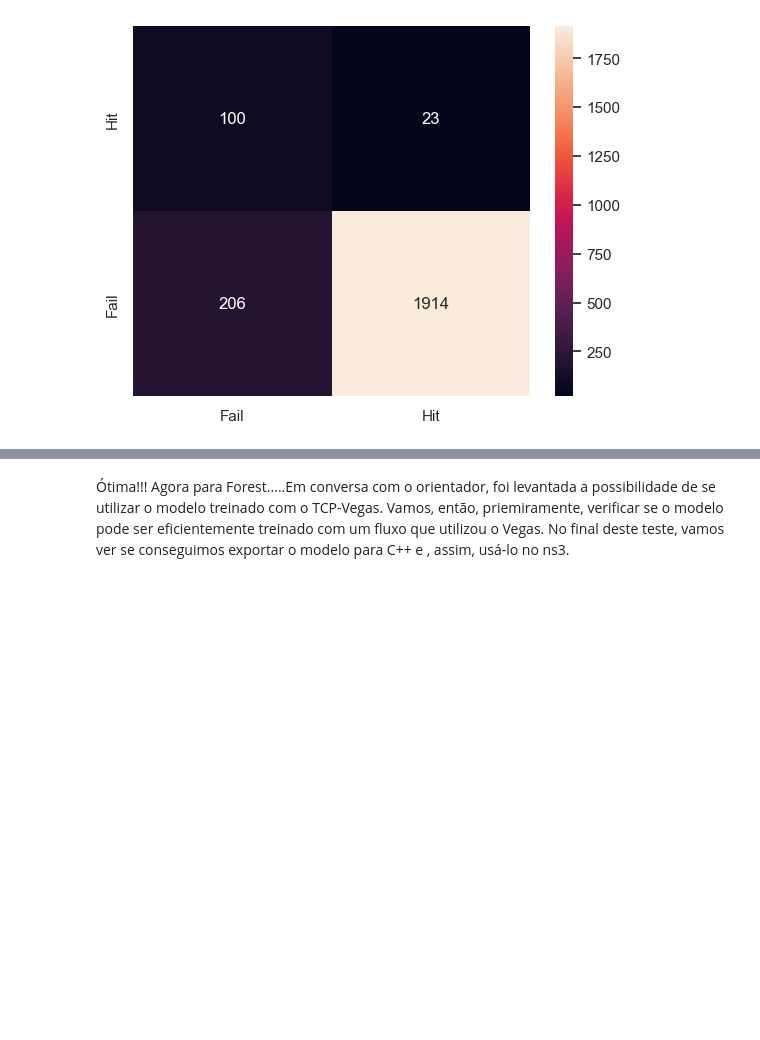
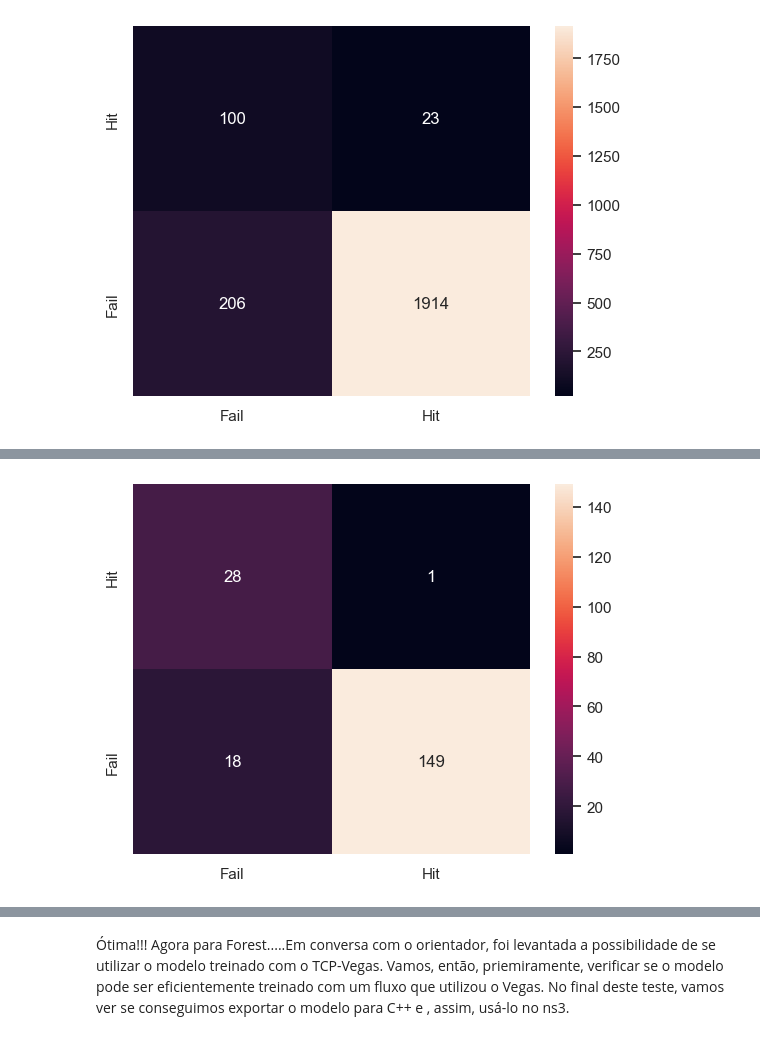
Before and after one commit to reisdout/FederatedColab, a Jupyter notebook: neural_network_model.ipynb, the cells around one changed output, grey strips where cells are left out. Cells and saved outputs as stored; diff of their text form; code cells hidden in the pictures; blank space fills up the shorter version.

```diff
--- a/neural_network_model.ipynb
+++ b/neural_network_model.ipynb
@@ -2372,0 +2441,3 @@ TreinarModelo('./Exp_0000031','./Exp_0000031/training_client01_01.csv')
+# %%
+AderenciaOutrosFluxos('./Exp_0000031','./Exp_0000031/training_client01_05.csv')
+# %% [output]
@@ -2372,0 +2448 @@ TreinarModelo('./Exp_0000031','./Exp_0000031/training_client01_01.csv')
+[figure, added]
```
Also changed, not shown: parts of 52 cells of this notebook, 17 other files.
